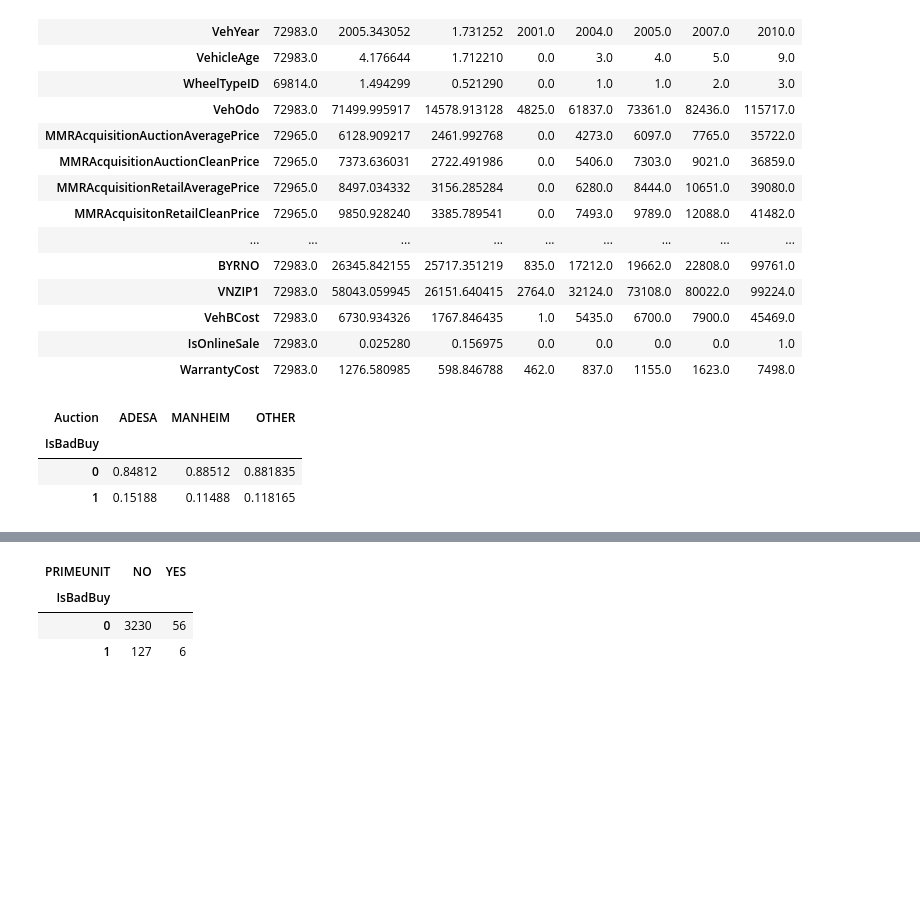
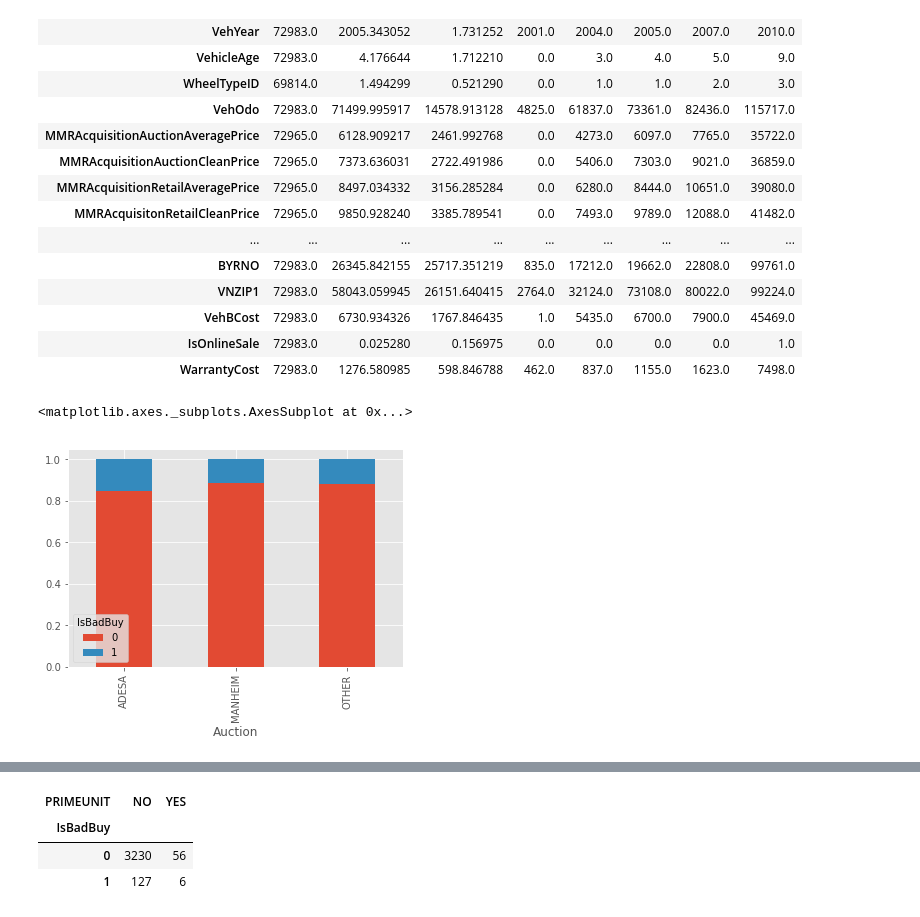
Before and after one commit to cefan-2000/DS-SF-34, a Jupyter notebook: Carvana_CarolFan_12Jun2017.ipynb, the cells around one changed output, grey strips where cells are left out. Saved outputs shown, nothing was run; the diff lists cells and outputs as text; code cells hidden in the pictures; blank space fills up the shorter version.

```diff
--- a/Carvana_CarolFan_12Jun2017.ipynb
+++ b/Carvana_CarolFan_12Jun2017.ipynb
@@ -15,11 +15,13 @@ pd.set_option('display.max_rows', 40)
 pd.set_option('display.notebook_repr_html', True)
 pd.set_option('display.max_columns', 40)
 
-   # REGULAR EXPRESSIONS
-import re
-
    # DATE TIME
 from datetime import datetime
+
+   # PLOTTING
+import matplotlib.pyplot as plt
+%matplotlib inline
+plt.style.use('ggplot')
 
    # K NEAREST NEIGHBORS and LINEAR REGRESSION
 from sklearn import preprocessing, linear_model, model_selection, metrics
@@ -119,17 +121,17 @@ df.describe().transpose()
 # %%
    # Auction location
 # MANHEIM    41043
 # OTHER      17501
 # ADESA      14439
 # df.Auction.value_counts()
     # Adesa has higher IsBadBuy rate of 15%, so use get dummies
 #pd.crosstab(df.IsBadBuy, df.Auction)
 pd.crosstab(df.IsBadBuy, df.Auction).apply(lambda r: r/r.sum(), axis=0)
+auction_graph = pd.crosstab(df.Auction, df.IsBadBuy)
+auction_graph.div(auction_graph.sum(1).astype(float), axis=0).plot(kind='bar', stacked=True)
 # %% [output]
-| Auction | ADESA | MANHEIM | OTHER |
-| IsBadBuy |  |  |  |
-| 0 | 0.84812 | 0.88512 | 0.881835 |
-| 1 | 0.15188 | 0.11488 | 0.118165 |
+<matplotlib.axes._subplots.AxesSubplot at 0x...>
+[figure, added]
 # %%
    # VehYear
     # basically linear with vehicle year. use vehicleage
```
Also changed, not shown: parts of 8 cells of this notebook, 1 other file.
